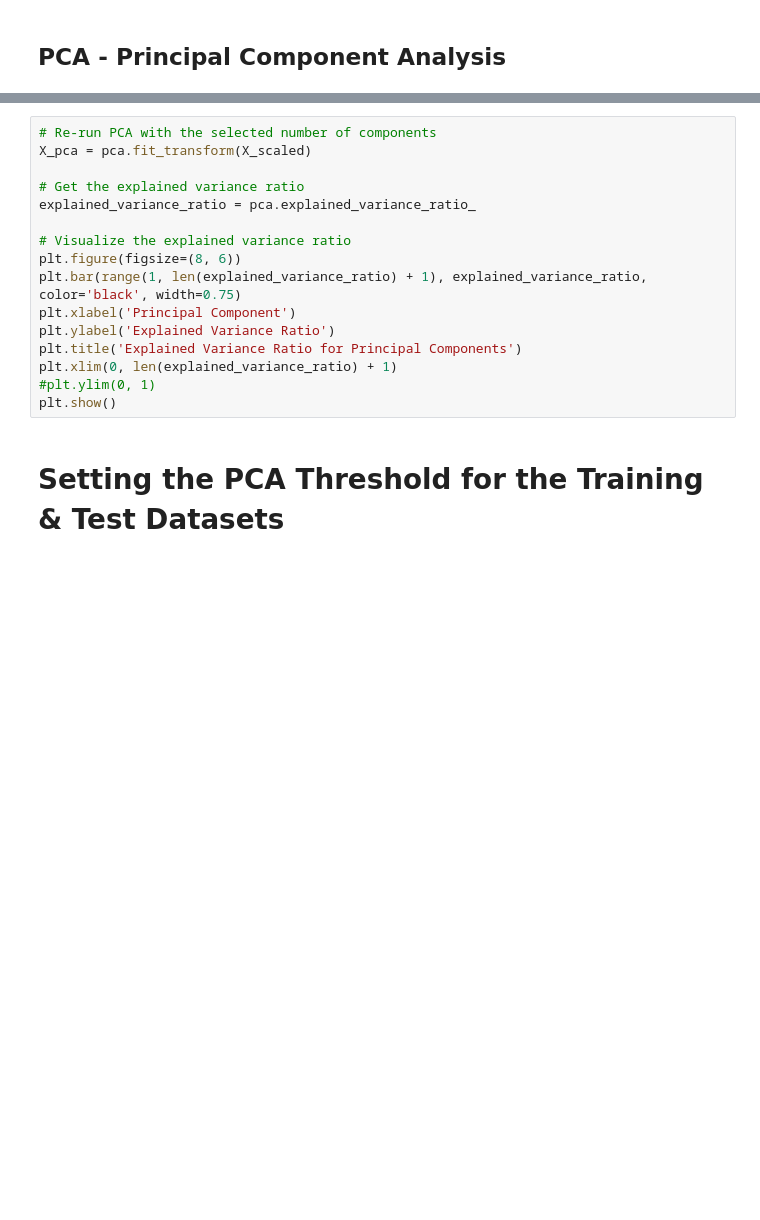
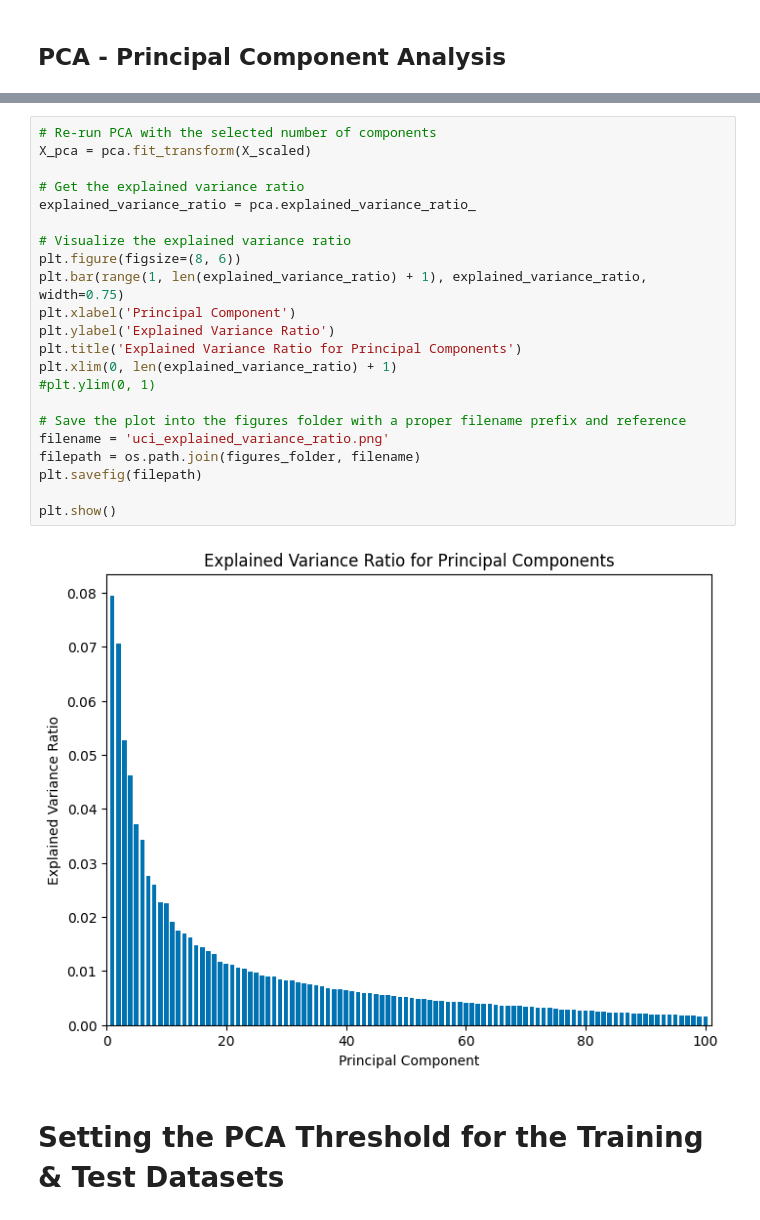
Before and after one commit to DataScientest-Studio/jan24_bds_int_atrial_fibrillation, a Jupyter notebook: notebooks/1B_Modeling_UCI_Bilkent_Dataset.ipynb, the cells around one changed output, grey strips where cells are left out. Drawn from its saved outputs; the diff is of its cells as text; blank space fills up the shorter version.

```diff
--- a/notebooks/1B_Modeling_UCI_Bilkent_Dataset.ipynb
+++ b/notebooks/1B_Modeling_UCI_Bilkent_Dataset.ipynb
@@ -155,19 +156,27 @@ plt.show()
 # %%
 # Re-run PCA with the selected number of components
 X_pca = pca.fit_transform(X_scaled)
 
 # Get the explained variance ratio
 explained_variance_ratio = pca.explained_variance_ratio_
 
 # Visualize the explained variance ratio
 plt.figure(figsize=(8, 6))
-plt.bar(range(1, len(explained_variance_ratio) + 1), explained_variance_ratio, color='black', width=0.75)
+plt.bar(range(1, len(explained_variance_ratio) + 1), explained_variance_ratio, width=0.75)
 plt.xlabel('Principal Component')
 plt.ylabel('Explained Variance Ratio')
 plt.title('Explained Variance Ratio for Principal Components')
 plt.xlim(0, len(explained_variance_ratio) + 1)
 #plt.ylim(0, 1)
+
+# Save the plot into the figures folder with a proper filename prefix and reference
+filename = 'uci_explained_variance_ratio.png'
+filepath = os.path.join(figures_folder, filename)
+plt.savefig(filepath)
+
 plt.show()
+# %% [output]
+[figure, added]
 # %% [markdown]
 # Setting the PCA Threshold for the Training & Test Datasets
 # %%
```
Also changed, not shown: parts of 42 cells of this notebook, 15 other files.
